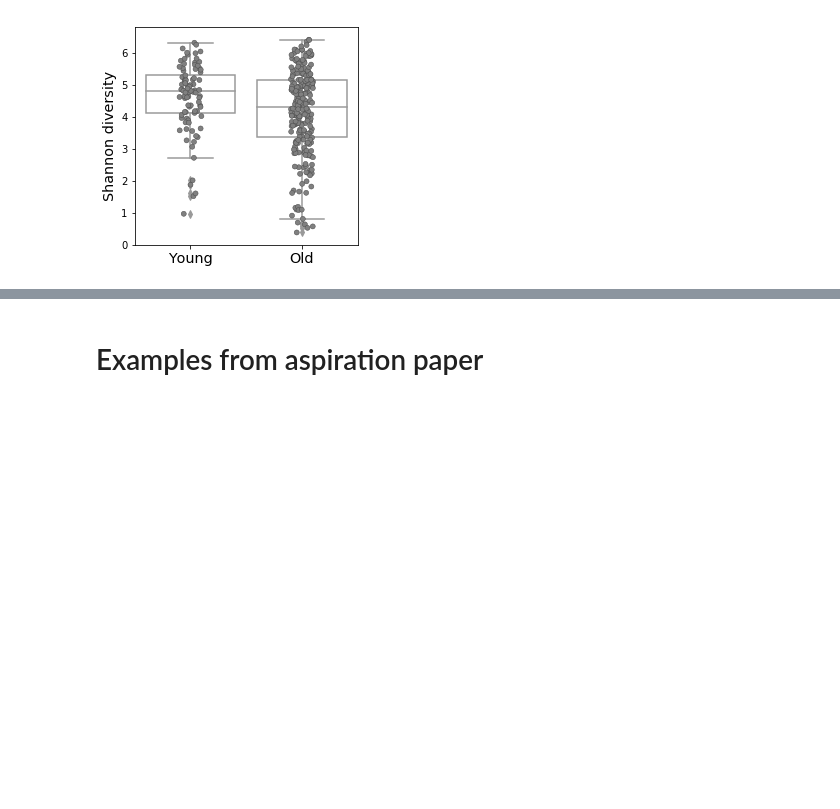
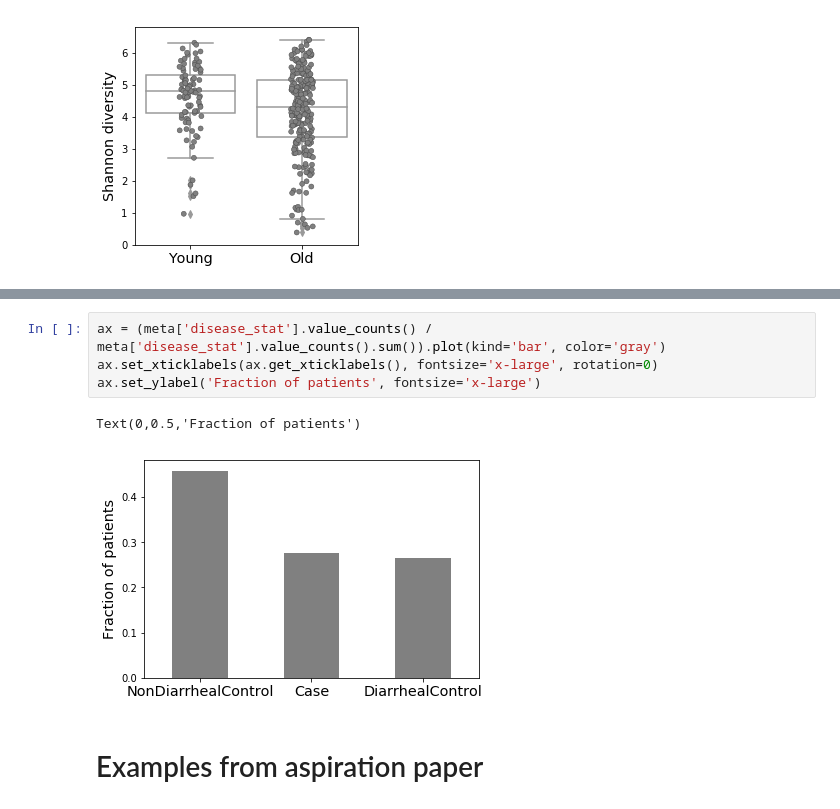
Before and after one commit to cduvallet/mbiome-data-viz, a Jupyter notebook: code/basic_microbiome_analyses.ipynb, the cells around one changed output, grey strips where cells are left out. Saved outputs shown, nothing was run; the diff lists cells and outputs as text; blank space fills up the shorter version.

```diff
--- a/code/basic_microbiome_analyses.ipynb
+++ b/code/basic_microbiome_analyses.ipynb
@@ -511,3 +554,10 @@ Text(0,0.5,'Shannon diversity')
+# %%
+ax = (meta['disease_stat'].value_counts() / meta['disease_stat'].value_counts().sum()).plot(kind='bar', color='gray')
+ax.set_xticklabels(ax.get_xticklabels(), fontsize='x-large', rotation=0)
+ax.set_ylabel('Fraction of patients', fontsize='x-large')
+# %% [output]
+Text(0,0.5,'Fraction of patients')
+[figure, added]
 # %% [markdown]
 # Examples from aspiration paper
 # %%
```
Also changed, not shown: parts of 3 cells of this notebook, 31 other files.
